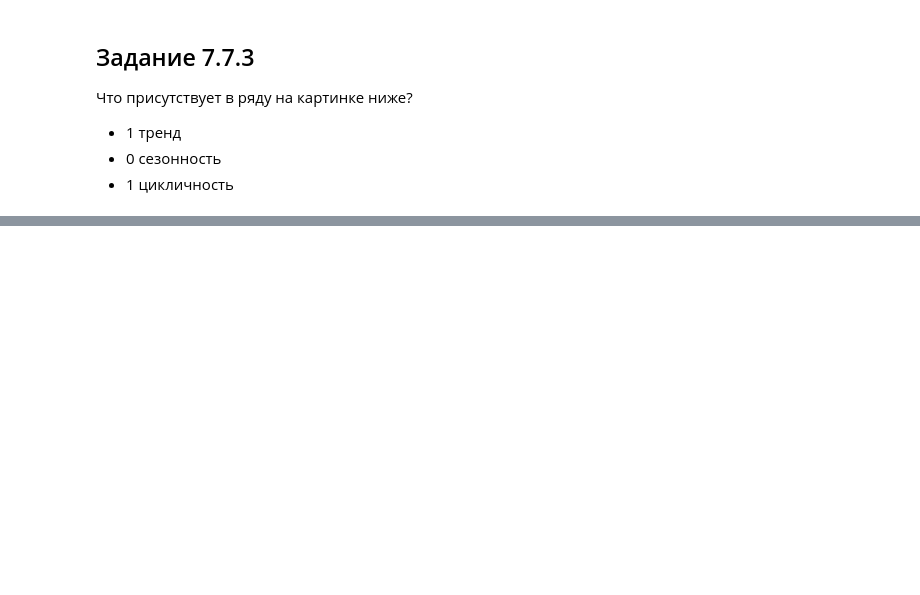
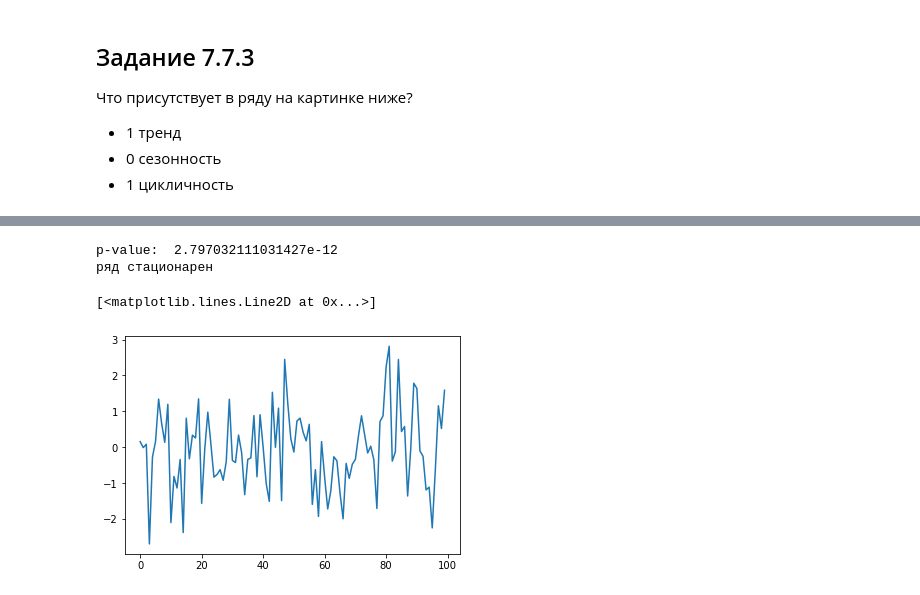
Before and after one commit to IvanRumyantsev/Skillfactory_DST_10, a Jupyter notebook: Юнит 7. Machine Learning в продакшн/MATH&STAT-7. Временные ряды/MATH&STAT-7. Временные ряды.ipynb, the cells around one changed output, grey strips where cells are left out. Drawn from its saved outputs; the diff is of its cells as text; code cells hidden in the pictures; blank space fills up the shorter version.

```diff
--- a/Юнит 7. Machine Learning в продакшн/MATH&STAT-7. Временные ряды/MATH&STAT-7. Временные ряды.ipynb
+++ b/Юнит 7. Machine Learning в продакшн/MATH&STAT-7. Временные ряды/MATH&STAT-7. Временные ряды.ipynb
@@ -630,0 +916,30 @@ SMA_4.iloc[119]
+# %%
+# num - число шагов
+# a_1 и a_2 - множители.
+# Xt = a_1*X(t-1)+a_2*X_(t-2)+e_t.
+# mu, sigma - параметры шума
+def normrwalk(num, a_1, a_2, mu = 0, sigma = 1):
+    eps = np.random.normal(mu, sigma, size=num)
+    walk = np.zeros(num)
+    walk[0] = eps[0]
+    walk[1] = a_1*walk[0] + eps[1]
+    for i in range (2,num):
+        walk[i] = a_1*walk[i-1] + a_2*walk[i-2] + eps[i]
+    #тест на стацонарность ряда при помощи теста Дикки-Фуллера
+    test = sm.tsa.adfuller(walk)
+    print ('p-value: ', test[1])
+    if test[1]< 0.05:
+        #s = 1
+        print ('ряд стационарен')
+    else:
+        #s = 0
+        print ('ряд не стационарен')
+    return walk
+# %%
+n_walk_01 = normrwalk(num = 100, a_1 = 0.2, a_2 = 0.1, mu = 0, sigma = 1)
+plt.plot(n_walk_01)
+# %% [output]
+p-value:  2.797032111031427e-12
+ряд стационарен
+[<matplotlib.lines.Line2D at 0x...>]
+[figure, added]
```
Also changed, not shown: parts of 43 cells of this notebook, 8 other files.
